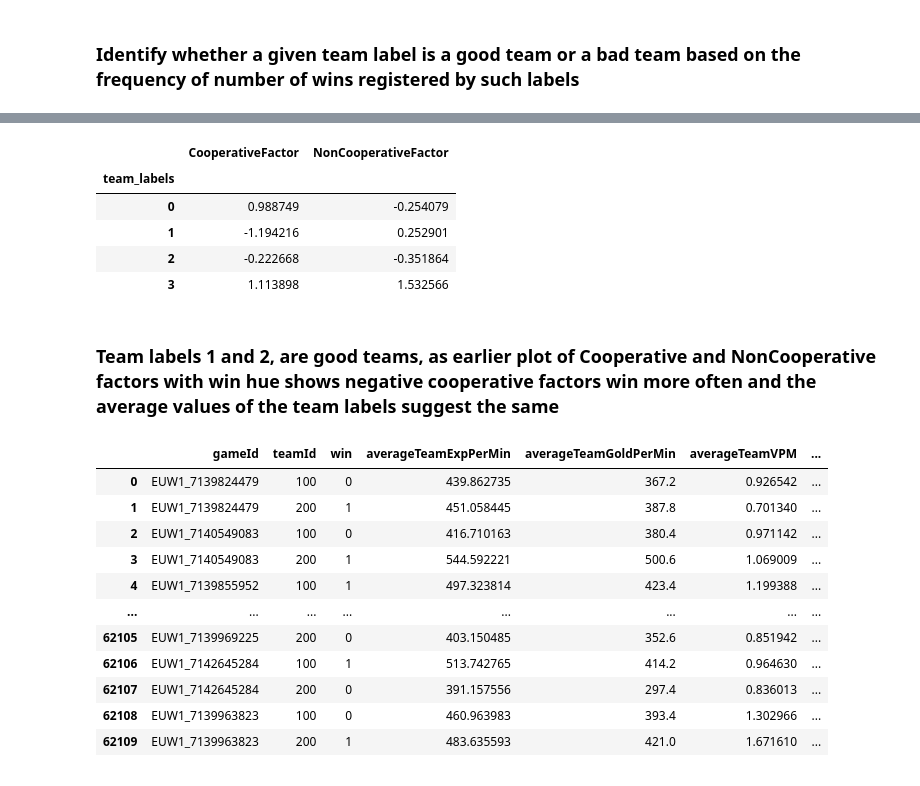
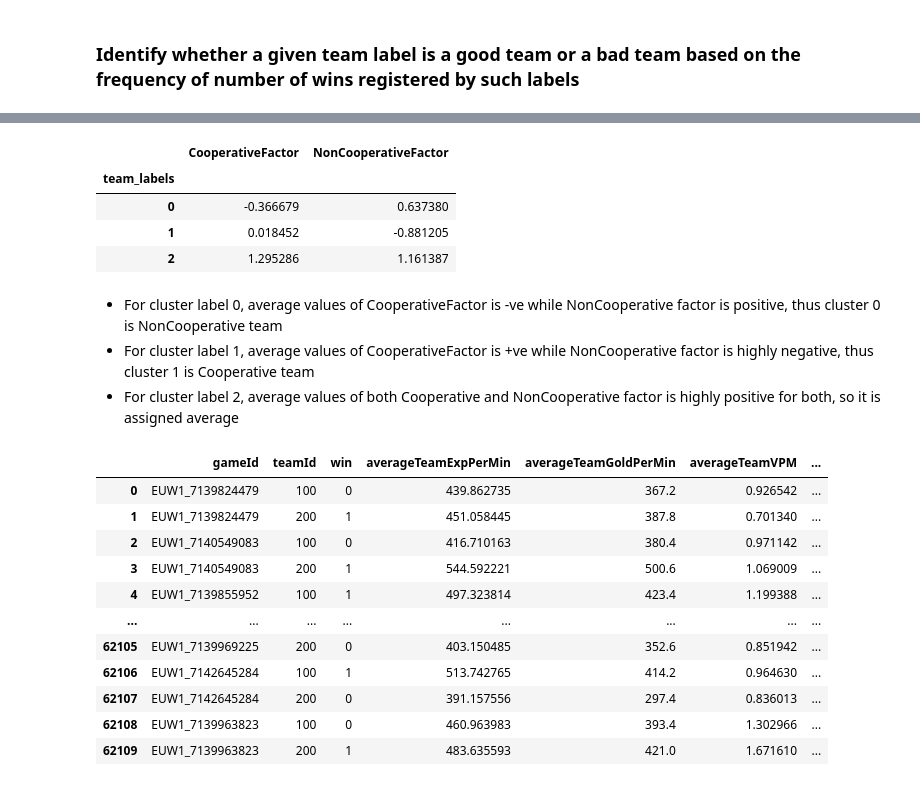
Before and after one commit to TDI-Lab/Collective-Intelligence-LoL, a Jupyter notebook: notebooks/teamPerformanceFactorsAnalysis.ipynb, the cells around one changed output, grey strips where cells are left out. Drawn from its saved outputs; the diff is of its cells as text; code cells hidden in the pictures.

```diff
--- a/notebooks/teamPerformanceFactorsAnalysis.ipynb
+++ b/notebooks/teamPerformanceFactorsAnalysis.ipynb
@@ -753,7 +1167,7 @@ factors_with_win_info
 # %% [markdown]
 Elbow method and silhouette score suggest that number of clusters be N=4, say something like very good, good, bad, very bad! But for simplicity we take 2 clusters only! That is good vs bad
 # %%
-num_clusters = 4
+num_clusters = 3
 kmeans = KMeans(n_clusters=num_clusters, random_state=42, n_init=10, max_iter=16)
 kmeans.fit(factor_scores_df)
 
@@ -810,16 +1219,15 @@ team_labels
 Name: count, dtype: int64
 # %%
-# average values of performance metrics for each cluster
-cluster_avg = factors_with_win_info.groupby('team_labels')[['CooperativeFactor', 'NonCooperativeFactor']].mean()
+# average values of performance factors for each cluster
+factors_with_win_info.groupby('team_labels')[['CooperativeFactor', 'NonCooperativeFactor']].mean()
+# %% [output]
+|  | CooperativeFactor | NonCooperativeFactor |
+| team_labels |  |  |
+| 0 | -0.366679 | 0.637380 |
+| 1 | 0.018452 | -0.881205 |
+| 2 | 1.295286 | 1.161387 |
-# %%
-cluster_avg
-# %% [output]
-|  | CooperativeFactor | NonCooperativeFactor |
-| team_labels |  |  |
-| 0 | 0.988749 | -0.254079 |
-| 1 | -1.194216 | 0.252901 |
-| 2 | -0.222668 | -0.351864 |
-| 3 | 1.113898 | 1.532566 |
-# %% [markdown]
-### Team labels 1 and 2, are good teams, as earlier plot of Cooperative and NonCooperative factors with win hue shows negative cooperative factors win more often and the average values of the team labels suggest the same
+# %% [markdown]
+- For cluster label 0, average values of CooperativeFactor is -ve while NonCooperative factor is positive, thus cluster 0 is NonCooperative team
+- For cluster label 1, average values of CooperativeFactor is +ve while NonCooperative factor is highly negative, thus cluster 1 is Cooperative team
+- For cluster label 2, average values of both Cooperative and NonCooperative factor is highly positive for both, so it is assigned average
 # %%
```
Also changed, not shown: parts of 56 cells of this notebook, 1 other file.
